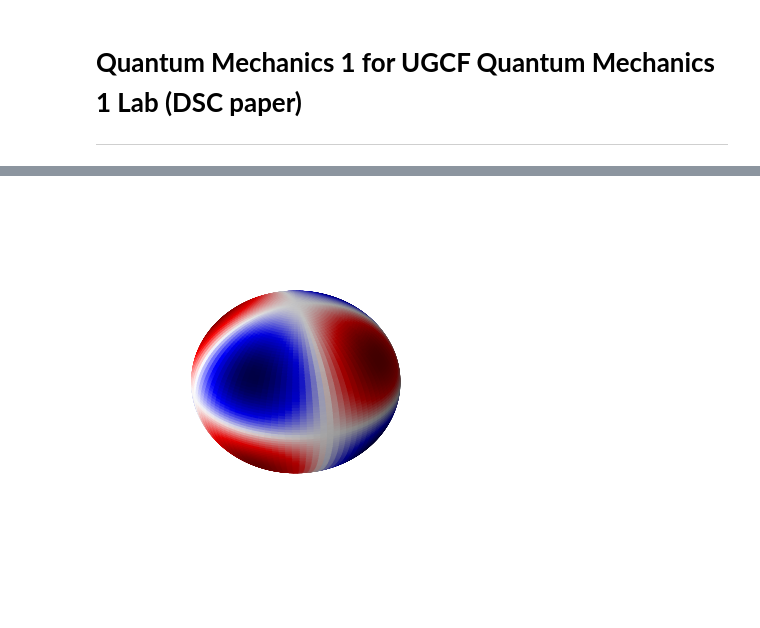
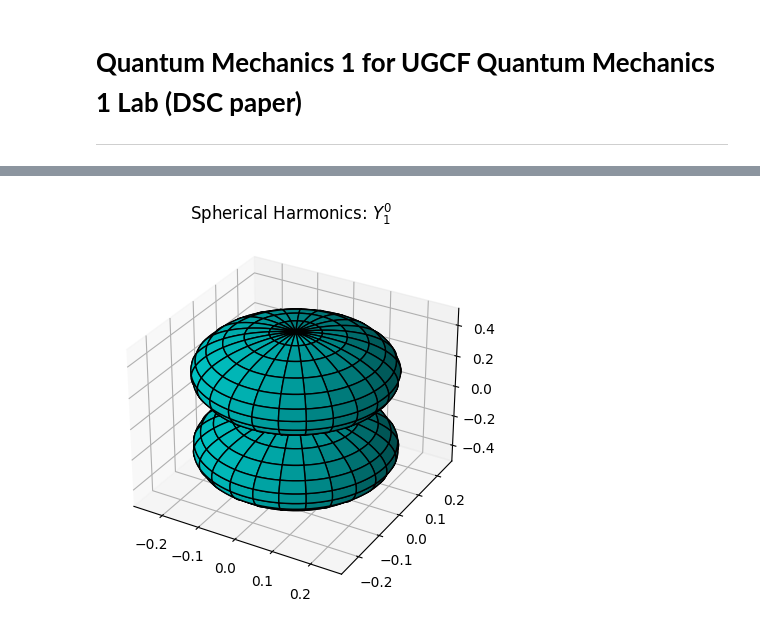
Before and after one commit to navgaur/QM1_UGCF, a Jupyter notebook: Quantum_Mech_1_UGCF.ipynb, the cells around one changed output, grey strips where cells are left out. Drawn from its saved outputs; the diff is of its cells as text; code cells hidden in the pictures.

```diff
--- a/Quantum_Mech_1_UGCF.ipynb
+++ b/Quantum_Mech_1_UGCF.ipynb
@@ -98,32 +97,30 @@ plt.show()
-# %%
-import matplotlib.pyplot as plt
-from matplotlib import cm, colors
-from mpl_toolkits.mplot3d import Axes3D
-import numpy as np
-from scipy.special import sph_harm
-
-phi = np.linspace(0, np.pi, 100)
-theta = np.linspace(0, 2*np.pi, 100)
-phi, theta = np.meshgrid(phi, theta)
-
-# The Cartesian coordinates of the unit sphere
-x = np.sin(phi) * np.cos(theta)
-y = np.sin(phi) * np.sin(theta)
-z = np.cos(phi)
-
-m, l = 2, 3
-
-# Calculate the spherical harmonic Y(l,m) and normalize to [0,1]
-fcolors = sph_harm(m, l, theta, phi).real
-fmax, fmin = fcolors.max(), fcolors.min()
-fcolors = (fcolors - fmin)/(fmax - fmin)
-
-# Set the aspect ratio to 1 so our sphere looks spherical
-fig = plt.figure(figsize=plt.figaspect(1.))
-ax = fig.add_subplot(111, projection='3d')
-ax.plot_surface(x, y, z,  rstride=1, cstride=1, facecolors=cm.seismic(fcolors))
-# Turn off the axis planes
-ax.set_axis_off()
-plt.show()
-# %% [output]
-[figure, removed]
+# %%
+import numpy as np
+import matplotlib.pyplot as plt
+from scipy.special import sph_harm
+
+# Define the parameters for spherical harmonics
+l = 1  # Degree
+m = 0  # Order
+
+# Create a meshgrid for theta and phi
+theta = np.linspace(0, np.pi, 100)
+phi = np.linspace(0, 2 * np.pi, 100)
+theta, phi = np.meshgrid(theta, phi)
+
+# Compute the spherical harmonics
+Y_lm = sph_harm(m, l, phi, theta)
+
+# Convert to Cartesian coordinates
+x = np.abs(Y_lm) * np.sin(theta) * np.cos(phi)
+y = np.abs(Y_lm) * np.sin(theta) * np.sin(phi)
+z = np.abs(Y_lm) * np.cos(theta)
+
+# Plot the spherical harmonics
+fig = plt.figure()
+ax = fig.add_subplot(111, projection='3d')
+ax.plot_surface(x, y, z, rstride=4, cstride=4, color='c', edgecolor='k', alpha=1)
+ax.set_title(f'Spherical Harmonics: $Y_{{{l}}}^{{{m}}}$')
+plt.show()
+# %% [output]
+[figure, added]
```
Also changed, not shown: parts of 2 cells of this notebook.
